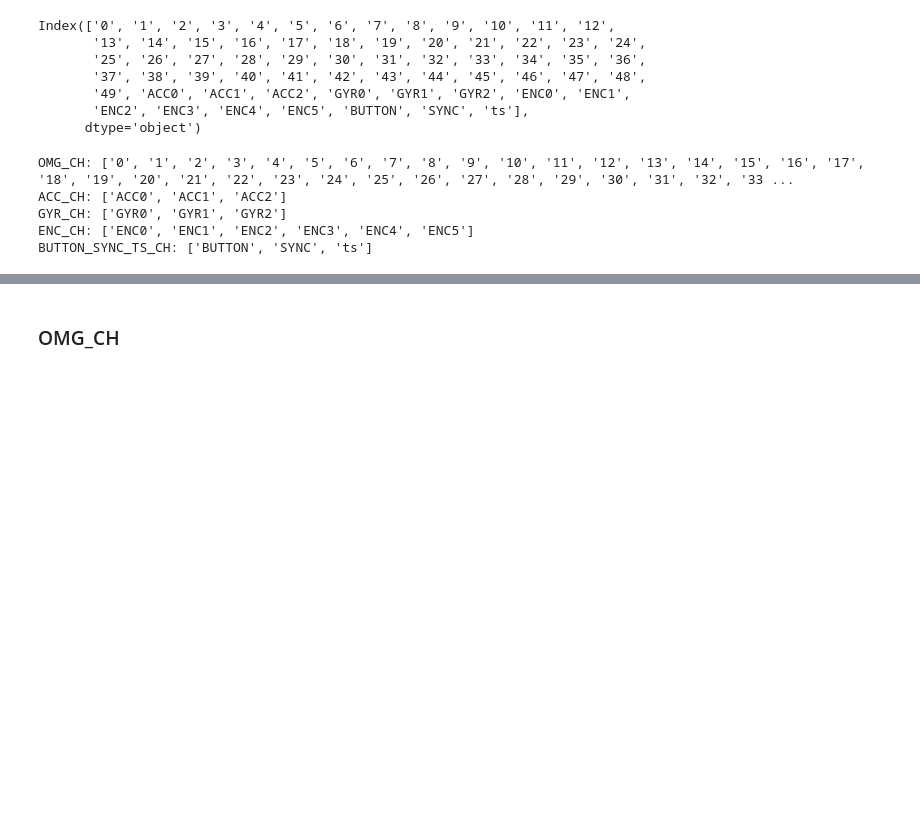
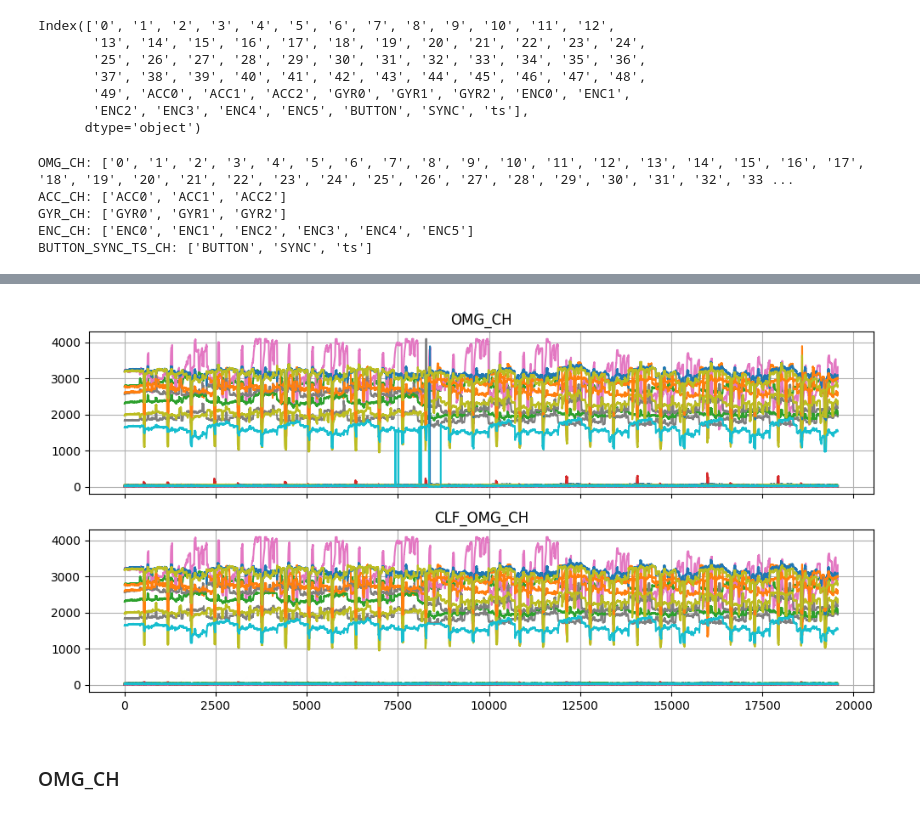
Before and after one commit to DenisBaburin/motorika_internship_team2, a Jupyter notebook: main.ipynb, the cells around one changed output, grey strips where cells are left out. Cells and saved outputs as stored; diff of their text form; code cells hidden in the pictures; blank space fills up the shorter version.

```diff
--- a/main.ipynb
+++ b/main.ipynb
@@ -243,3 +268,37 @@ BUTTON_SYNC_TS_CH: ['BUTTON', 'SYNC', 'ts']
+# %%
+CLF_OMG_CH = [str(i)+'_clf' for i in range(50)]
+def clear_anomaly(df, contamination=0.05):
+    '''Очистка датасета от аномалий методом HBOS библиотеки pyod, выявление аномалий по каждой колонке отдельно'''
+    df = df.copy()
+    clf = HBOS(contamination=contamination)
+    df[CLF_OMG_CH] = df[OMG_CH]
+    for column in CLF_OMG_CH: # Цикл по всем колонкам
+        clf.fit(df[[column]])
+        anomaly_scores = clf.predict(df[[column]])
+        for i, val in enumerate(anomaly_scores):
+            if val == 1: # Если текущее значение аномалия
+                if i == 0:
+                    df.loc[i,column] = df.loc[i,column]
+                else:
+                    df.loc[i,column] = df.loc[i-1,column]
+    return df[CLF_OMG_CH]
+# %%
+gestures[CLF_OMG_CH] = clear_anomaly(gestures[OMG_CH])
+# %%
+fig, axx = plt.subplots(2, 1, sharex=True, figsize=(10, 5))
+plt.sca(axx[0])
+plt.plot(gestures[OMG_CH].values)
+plt.title('OMG_CH')
+plt.grid()
+
+plt.sca(axx[1])
+plt.plot(gestures[CLF_OMG_CH].values)
+plt.grid()
+plt.title('CLF_OMG_CH')
+
+plt.tight_layout()
+# %% [output]
+[figure, added]
 # %% [markdown]
 ### OMG_CH
 # %%
```
Also changed, not shown: parts of 6 cells of this notebook.
